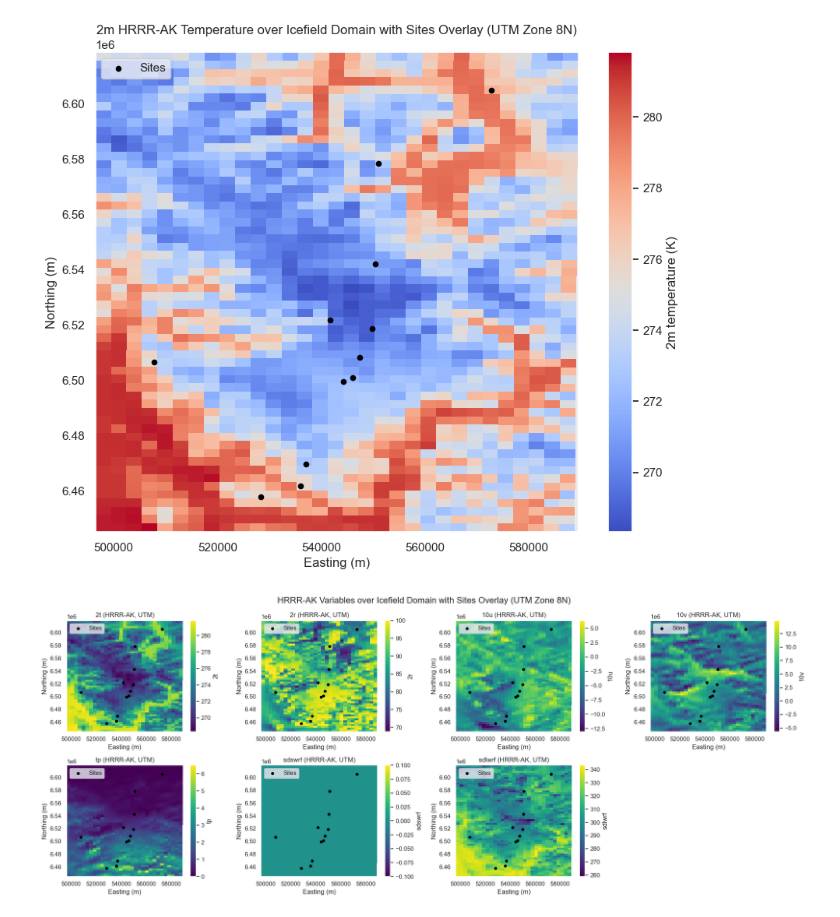
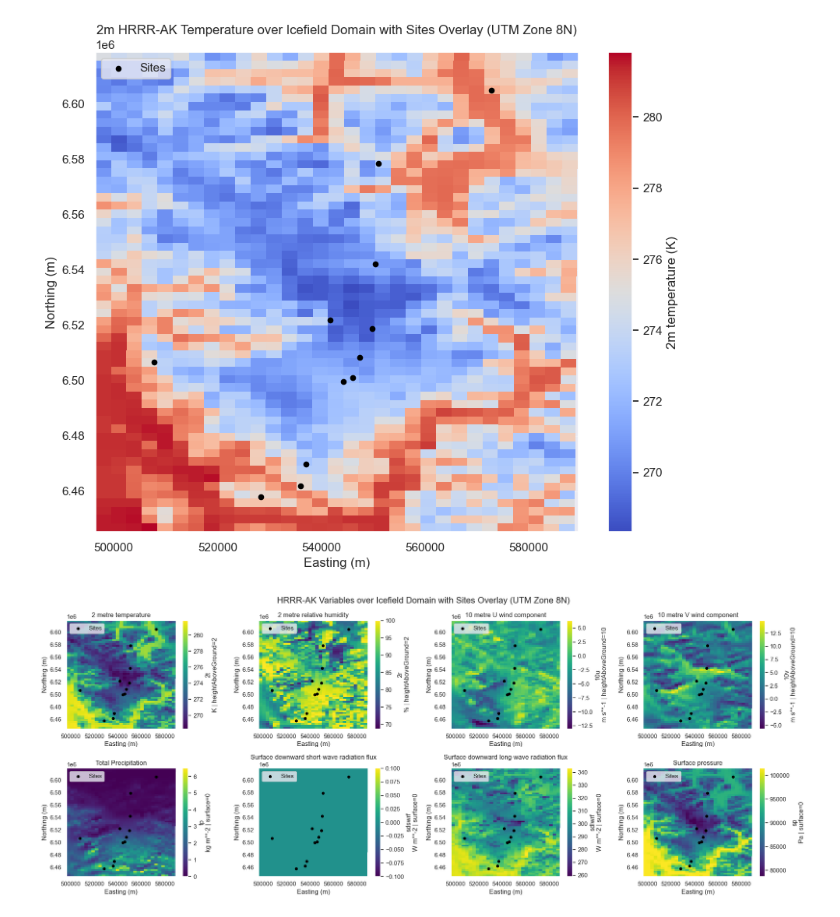
Before and after one commit to cassielumbrazo/snow_modeling_point, a Jupyter notebook: icefield_domain/1_open_single_grib_file.ipynb, the cells around one changed output. Saved outputs shown, nothing was run; the diff lists cells and outputs as text; code cells hidden in the pictures.

```diff
--- a/icefield_domain/1_open_single_grib_file.ipynb
+++ b/icefield_domain/1_open_single_grib_file.ipynb
@@ -450,7 +467,7 @@ plt.show()
 # Multi-variable subplot in UTM Zone 8N (same CRS workflow as single-variable plot)
 from pyproj import Transformer
 
-variables_to_plot = ["2t", "2r", "10u", "10v", "tp", "sdswrf", "sdlwrf"]
+variables_to_plot = ["2t", "2r", "10u", "10v", "tp", "sdswrf", "sdlwrf", "sp"]
 fig, axes = plt.subplots(2, 4, figsize=(20, 8))
 axes = axes.flatten()
 
@@ -465,6 +482,25 @@ for i, var in enumerate(variables_to_plot):
         continue
 
     da = merged_ds[var]
+
+    # Use descriptive metadata for labels
+    long_name = da.attrs.get("long_name") or da.attrs.get("GRIB_name") or da.attrs.get("standard_name") or var
+    units = da.attrs.get("units") or da.attrs.get("GRIB_units") or ""
+    level_type = da.attrs.get("GRIB_typeOfLevel")
+    level_val = da.attrs.get("GRIB_level")
+
+    level_text = ""
+    if level_type is not None and level_val is not None:
+        level_text = f"{level_type}={level_val}"
+
+    # Colorbar label: line 1 = variable, line 2 = units + level info
+    line2_parts = []
+    if units:
+        line2_parts.append(units)
+    if level_text:
+        line2_parts.append(level_text)
+    line2 = " | ".join(line2_parts) if line2_parts else "metadata unavailable"
+    cbar_label = f"{var}\n{line2}"
 
     # Reduce to 2D if extra dims exist
     if "time" in da.dims:
@@ -473,33 +509,33 @@ for i, var in enumerate(variables_to_plot):
         da = da.isel(level=0)
     if "heightAboveGround" in da.dims:
         da = da.isel(heightAboveGround=0)
 
     lon2d = da["longitude"].values
     lat2d = da["latitude"].values
     field2d = da.values
 
     # Convert raster grid lon/lat to UTM
     x2d, y2d = transformer.transform(lon2d, lat2d)
 
     ax = axes[i]
     mesh = ax.pcolormesh(x2d, y2d, field2d, shading="auto", cmap="viridis")
-    fig.colorbar(mesh, ax=ax, label=var)
+    fig.colorbar(mesh, ax=ax, label=cbar_label)
 
     # Overlay sites in same CRS
     ax.scatter(site_x, site_y, color="black", marker="o", s=20, label="Sites")
 
-    ax.set_title(f"{var} (HRRR-AK, UTM)")
+    ax.set_title(f"{long_name}")
     ax.set_xlabel("Easting (m)")
     ax.set_ylabel("Northing (m)")
     ax.legend(loc="upper left")
     ax.grid(True, alpha=0.3)
 
 # Hide any unused subplot axes
 for j in range(len(variables_to_plot), len(axes)):
     axes[j].axis("off")
 
 plt.suptitle("HRRR-AK Variables over Icefield Domain with Sites Overlay (UTM Zone 8N)", fontsize=16)
 plt.tight_layout()
 plt.show()
 # %% [output]
-[figure, old version]
+[figure, new version]
```
Also changed, not shown: parts of 4 cells of this notebook, 4 other files.
